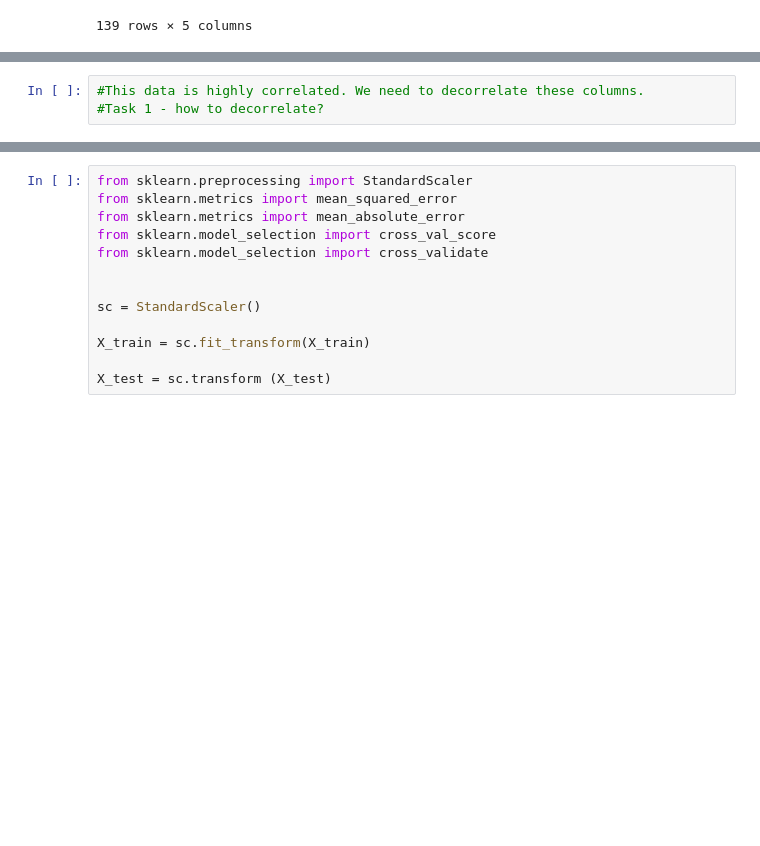
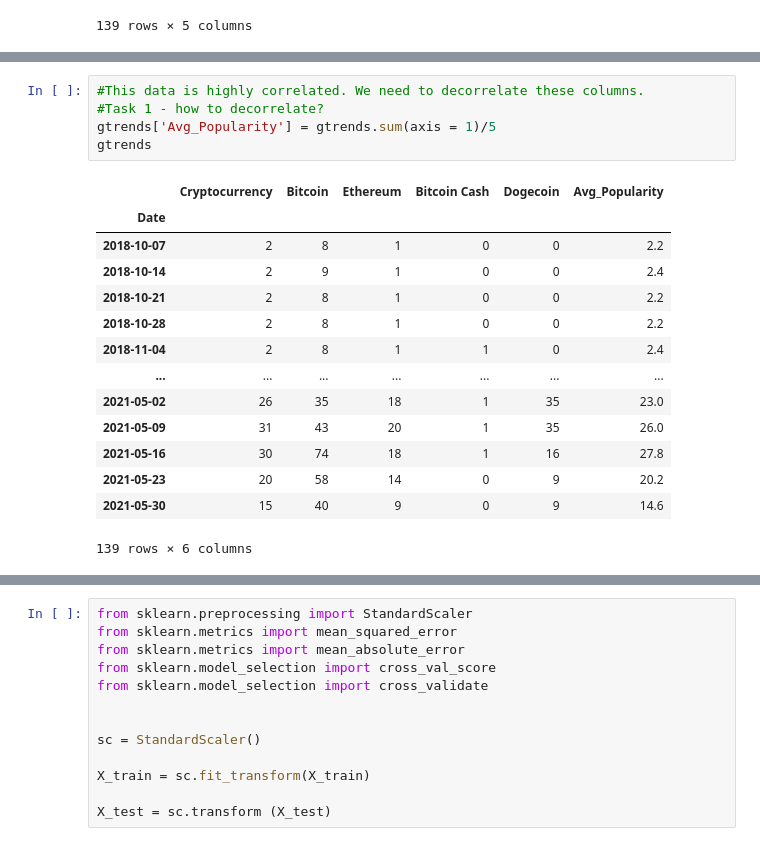
Before and after one commit to kenneykwan/Springboard, a Jupyter notebook: Capstone2-CCI30Index/Capstone2 - CCi30Index Modeling.ipynb, the cells around one changed output, grey strips where cells are left out. Saved outputs shown, nothing was run; the diff lists cells and outputs as text; blank space fills up the shorter version.

```diff
--- a/Capstone2-CCI30Index/Capstone2 - CCi30Index Modeling.ipynb
+++ b/Capstone2-CCI30Index/Capstone2 - CCi30Index Modeling.ipynb
@@ -106,3 +76,20 @@ ax.set_yticklabels(ax.get_yticklabels(), rotation =0)
 # %%
 #This data is highly correlated. We need to decorrelate these columns.
 #Task 1 - how to decorrelate?
+gtrends['Avg_Popularity'] = gtrends.sum(axis = 1)/5
+gtrends
+# %% [output]
+|  | Cryptocurrency | Bitcoin | Ethereum | Bitcoin Cash | Dogecoin | Avg_Popularity |
+| Date |  |  |  |  |  |  |
+| 2018-10-07 | 2 | 8 | 1 | 0 | 0 | 2.2 |
+| 2018-10-14 | 2 | 9 | 1 | 0 | 0 | 2.4 |
+| 2018-10-21 | 2 | 8 | 1 | 0 | 0 | 2.2 |
+| 2018-10-28 | 2 | 8 | 1 | 0 | 0 | 2.2 |
+| 2018-11-04 | 2 | 8 | 1 | 1 | 0 | 2.4 |
+| ... | ... | ... | ... | ... | ... | ... |
+| 2021-05-02 | 26 | 35 | 18 | 1 | 35 | 23.0 |
+| 2021-05-09 | 31 | 43 | 20 | 1 | 35 | 26.0 |
+| 2021-05-16 | 30 | 74 | 18 | 1 | 16 | 27.8 |
+| 2021-05-23 | 20 | 58 | 14 | 0 | 9 | 20.2 |
+| 2021-05-30 | 15 | 40 | 9 | 0 | 9 | 14.6 |
+139 rows × 6 columns
```
Also changed, not shown: parts of 31 cells of this notebook.
